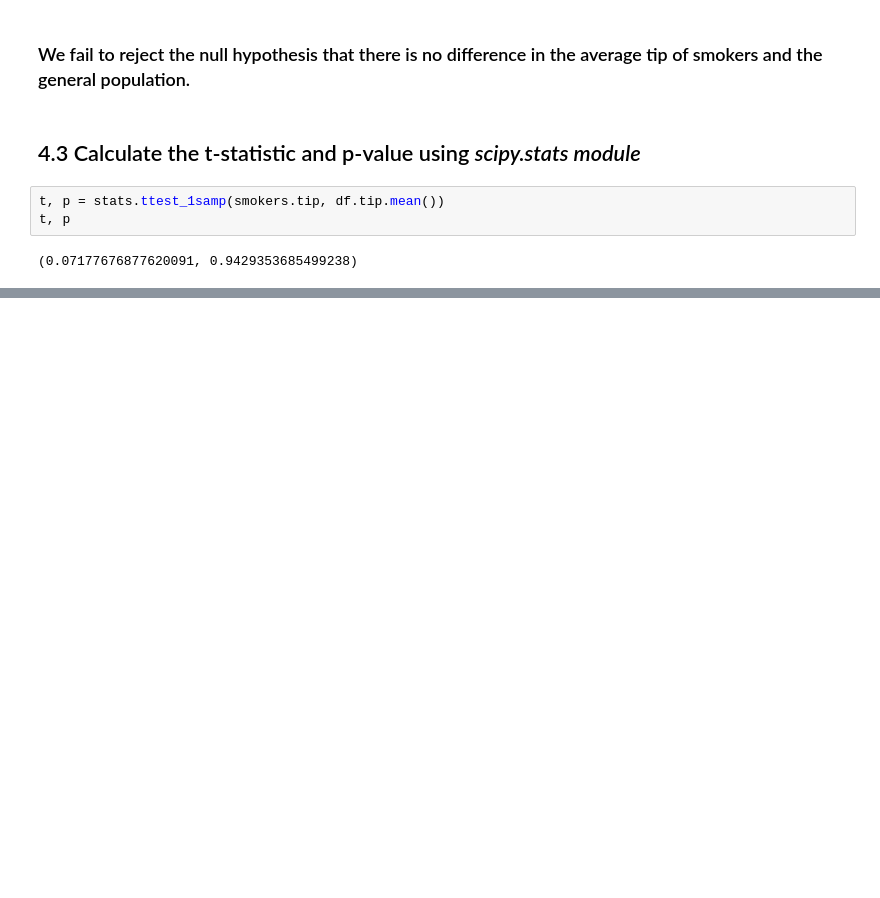
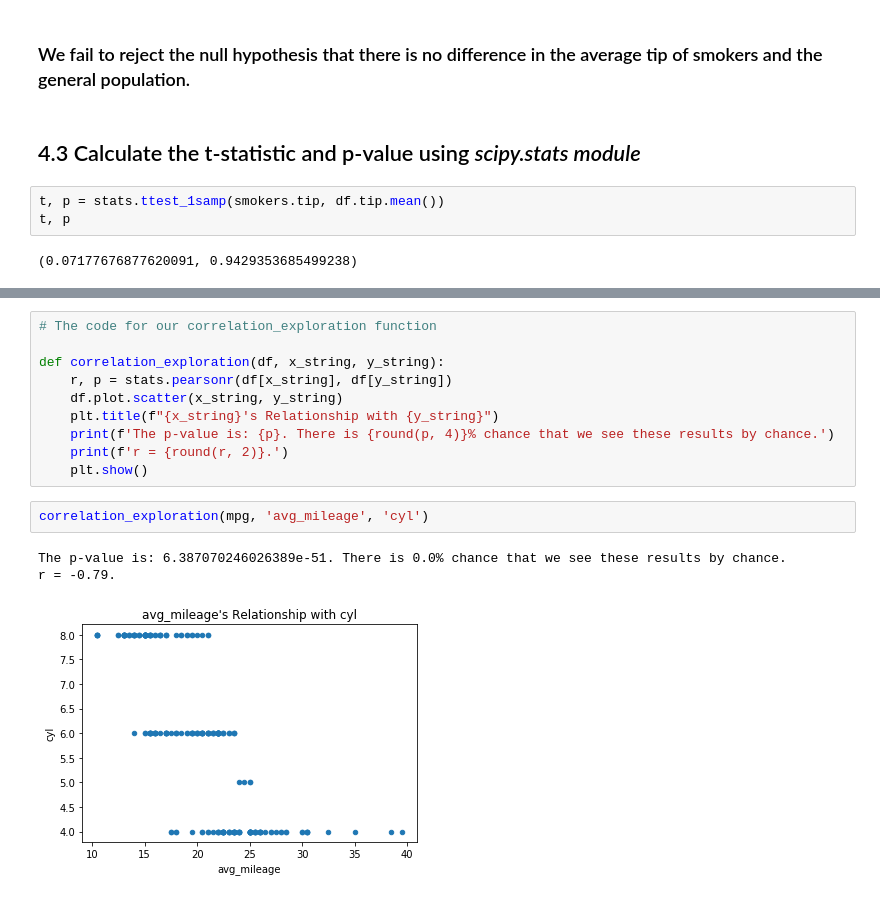
Before and after one commit to chasethompson/statistics_exercises, a Jupyter notebook: stats_review.ipynb, the cells around one changed output, grey strips where cells are left out. Saved outputs shown, nothing was run; the diff lists cells and outputs as text; blank space fills up the shorter version.

Commit message:
finished t-test exercise and added first part of pearsons r

```diff
--- a/stats_review.ipynb
+++ b/stats_review.ipynb
@@ -411,0 +734,16 @@ print(f'p = {p:.})
+# %%
+# The code for our correlation_exploration function
+
+def correlation_exploration(df, x_string, y_string):
+    r, p = stats.pearsonr(df[x_string], df[y_string])
+    df.plot.scatter(x_string, y_string)
+    plt.title(f"{x_string}'s Relationship with {y_string}")
+    print(f'The p-value is: {p}. There is {round(p, 4)}% chance that we see these results by chance.')
+    print(f'r = {round(r, 2)}.')
+    plt.show()
+# %%
+correlation_exploration(mpg, 'avg_mileage', 'cyl')
+# %% [output]
+The p-value is: 6.387070246026389e-51. There is 0.0% chance that we see these results by chance.
+r = -0.79.
+[figure, added]
```
Also changed, not shown: parts of 60 cells of this notebook.
